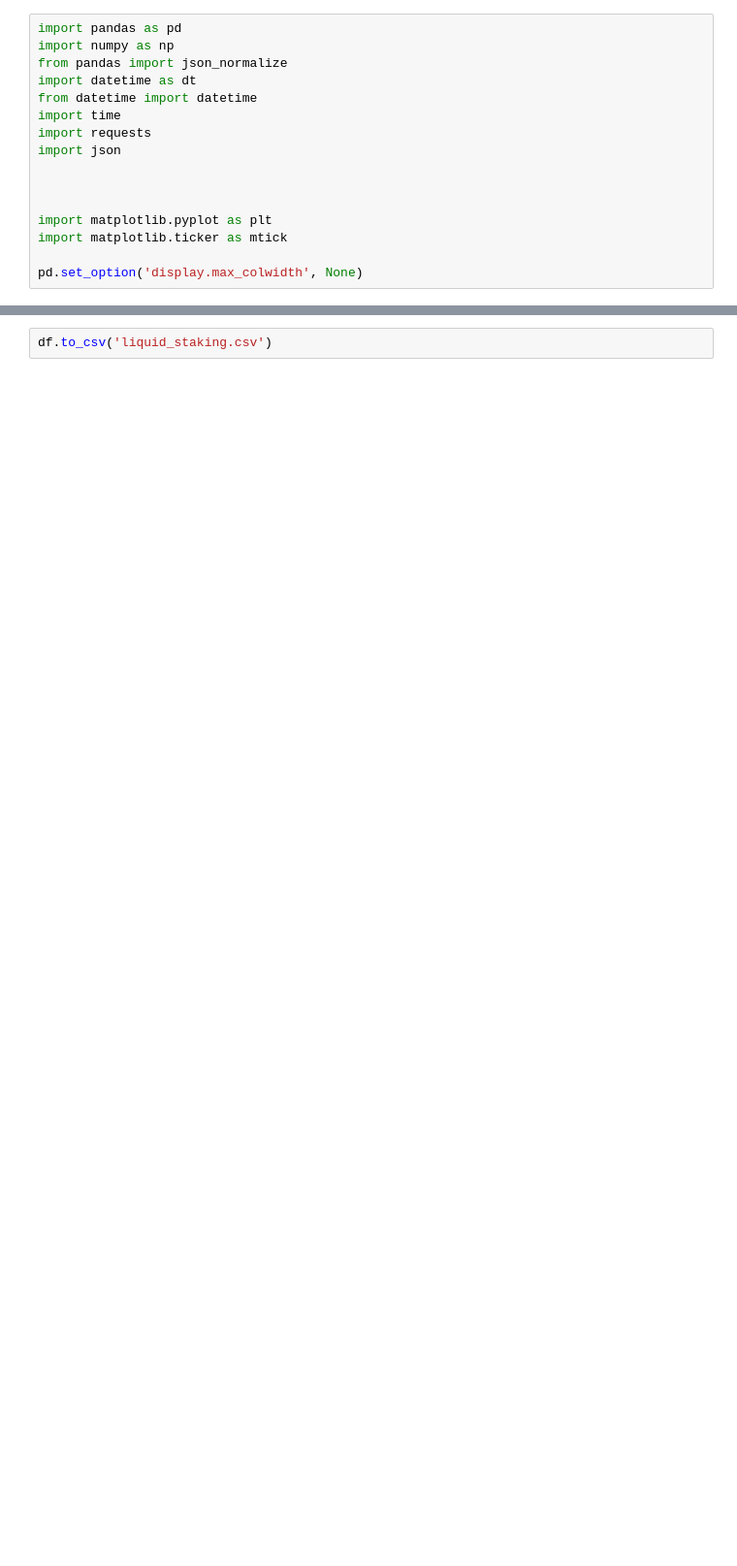
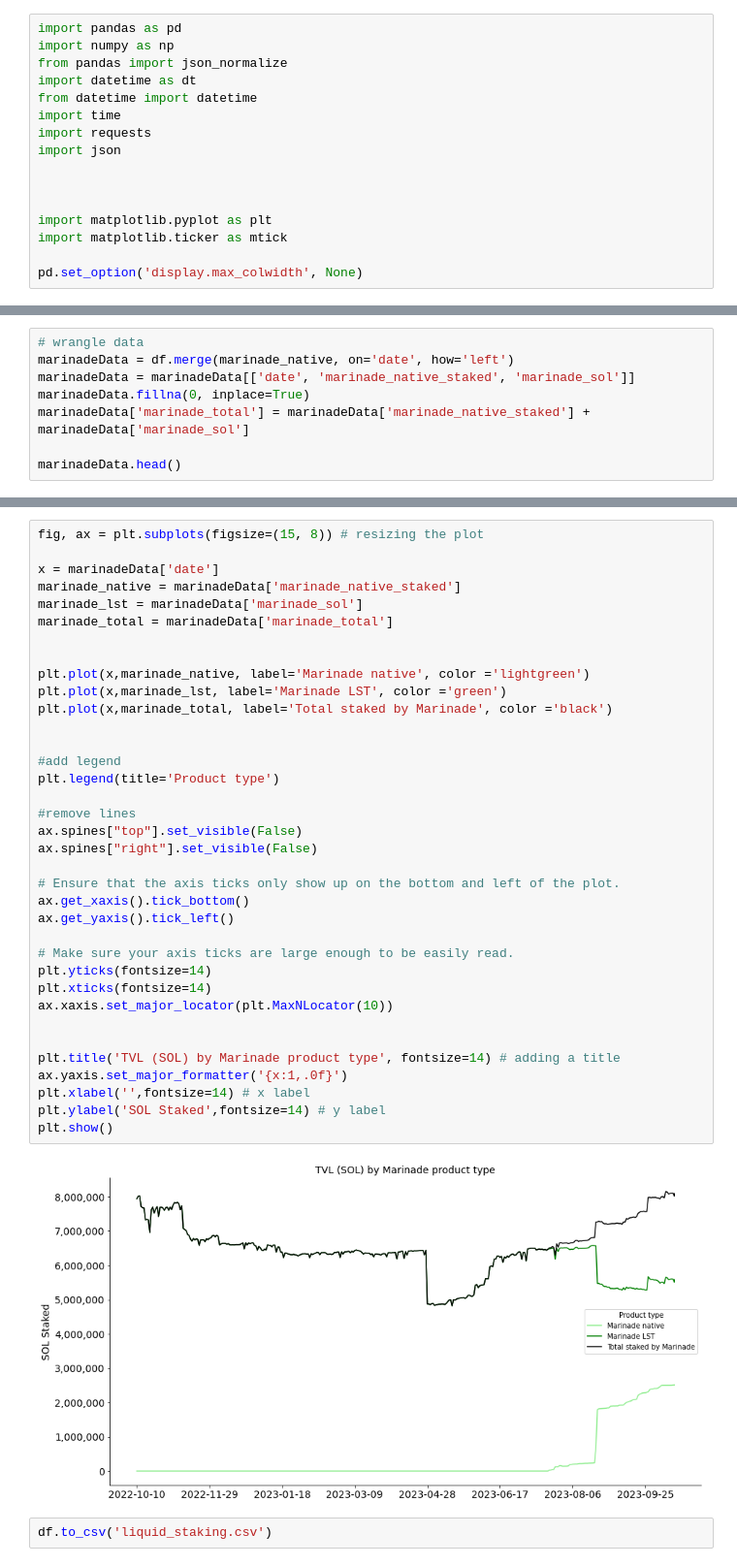
Before and after one commit to zainbacchus/py-notebooks, a Jupyter notebook: Solana Liquid Staking.ipynb, the cells around one changed output, grey strips where cells are left out. Shown at 97% size. Cells and saved outputs as stored; diff of their text form; blank space fills up the shorter version.

```diff
--- a/Solana Liquid Staking.ipynb
+++ b/Solana Liquid Staking.ipynb
@@ -327,0 +300,8 @@ plt.show()
+# %%
+# wrangle data
+marinadeData = df.merge(marinade_native, on='date', how='left')
+marinadeData = marinadeData[['date', 'marinade_native_staked', 'marinade_sol']]
+marinadeData.fillna(0, inplace=True)
+marinadeData['marinade_total'] = marinadeData['marinade_native_staked'] + marinadeData['marinade_sol']
+
+marinadeData.head()
@@ -328,2 +315,40 @@ plt.show()
+# %%
+fig, ax = plt.subplots(figsize=(15, 8)) # resizing the plot
+
+x = marinadeData['date']
+marinade_native = marinadeData['marinade_native_staked']
+marinade_lst = marinadeData['marinade_sol']
+marinade_total = marinadeData['marinade_total']
+
+
+plt.plot(x,marinade_native, label='Marinade native', color ='lightgreen')
+plt.plot(x,marinade_lst, label='Marinade LST', color ='green')
+plt.plot(x,marinade_total, label='Total staked by Marinade', color ='black')
+
+
+#add legend
+plt.legend(title='Product type')
+
+#remove lines
+ax.spines["top"].set_visible(False)
+ax.spines["right"].set_visible(False)
+
+# Ensure that the axis ticks only show up on the bottom and left of the plot.
+ax.get_xaxis().tick_bottom()
+ax.get_yaxis().tick_left()
+
+# Make sure your axis ticks are large enough to be easily read.
+plt.yticks(fontsize=14)
+plt.xticks(fontsize=14)
+ax.xaxis.set_major_locator(plt.MaxNLocator(10))
+
+
+plt.title('TVL (SOL) by Marinade product type', fontsize=14) # adding a title
+ax.yaxis.set_major_formatter('{x:1,.0f}')
+plt.xlabel('',fontsize=14) # x label
+plt.ylabel('SOL Staked',fontsize=14) # y label
+plt.show()
+# %% [output]
+[figure, added]
 # %%
 df.to_csv('liquid_staking.csv')
```
Also changed, not shown: parts of 15 cells of this notebook, 1 other file.
